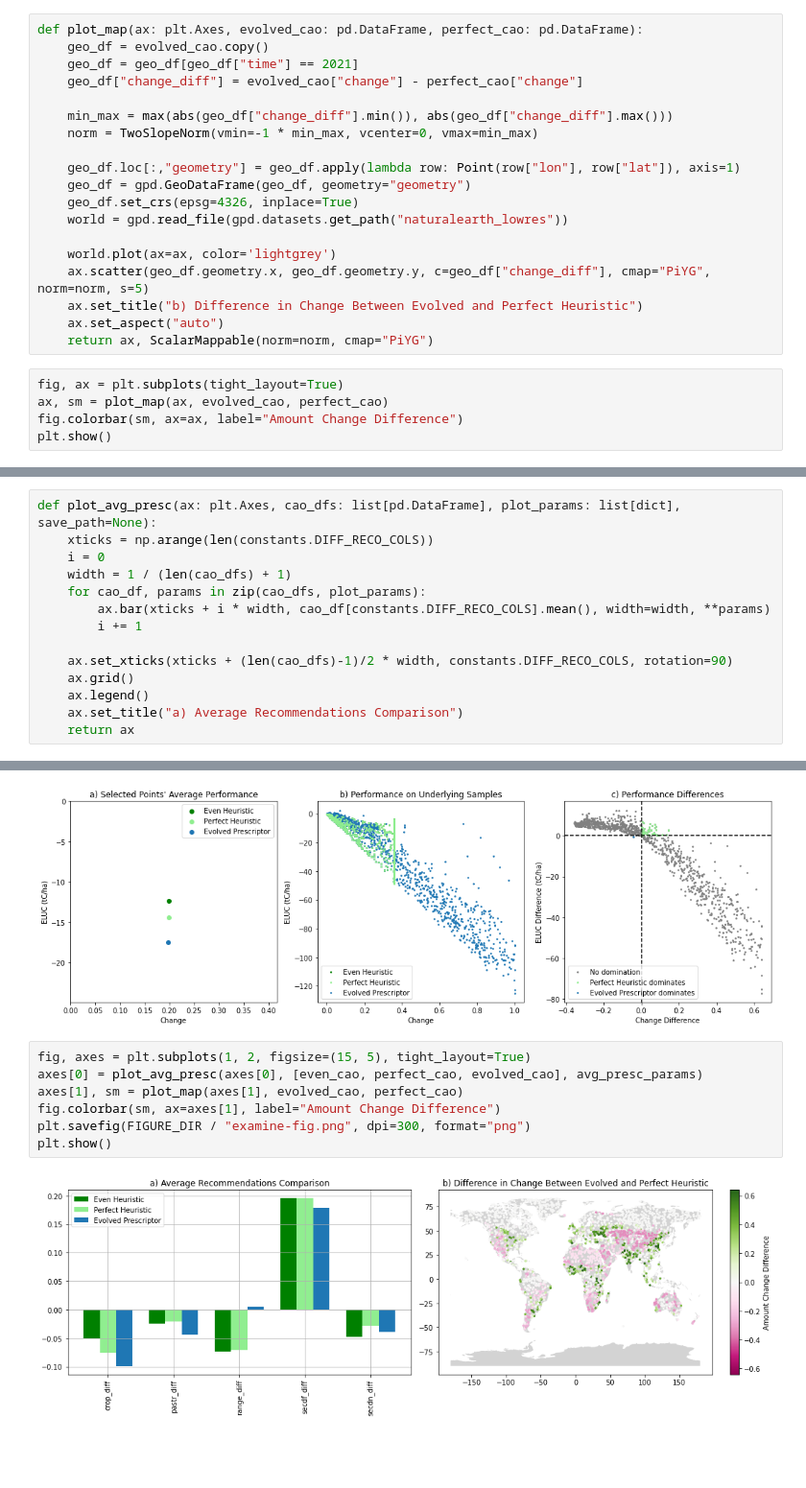
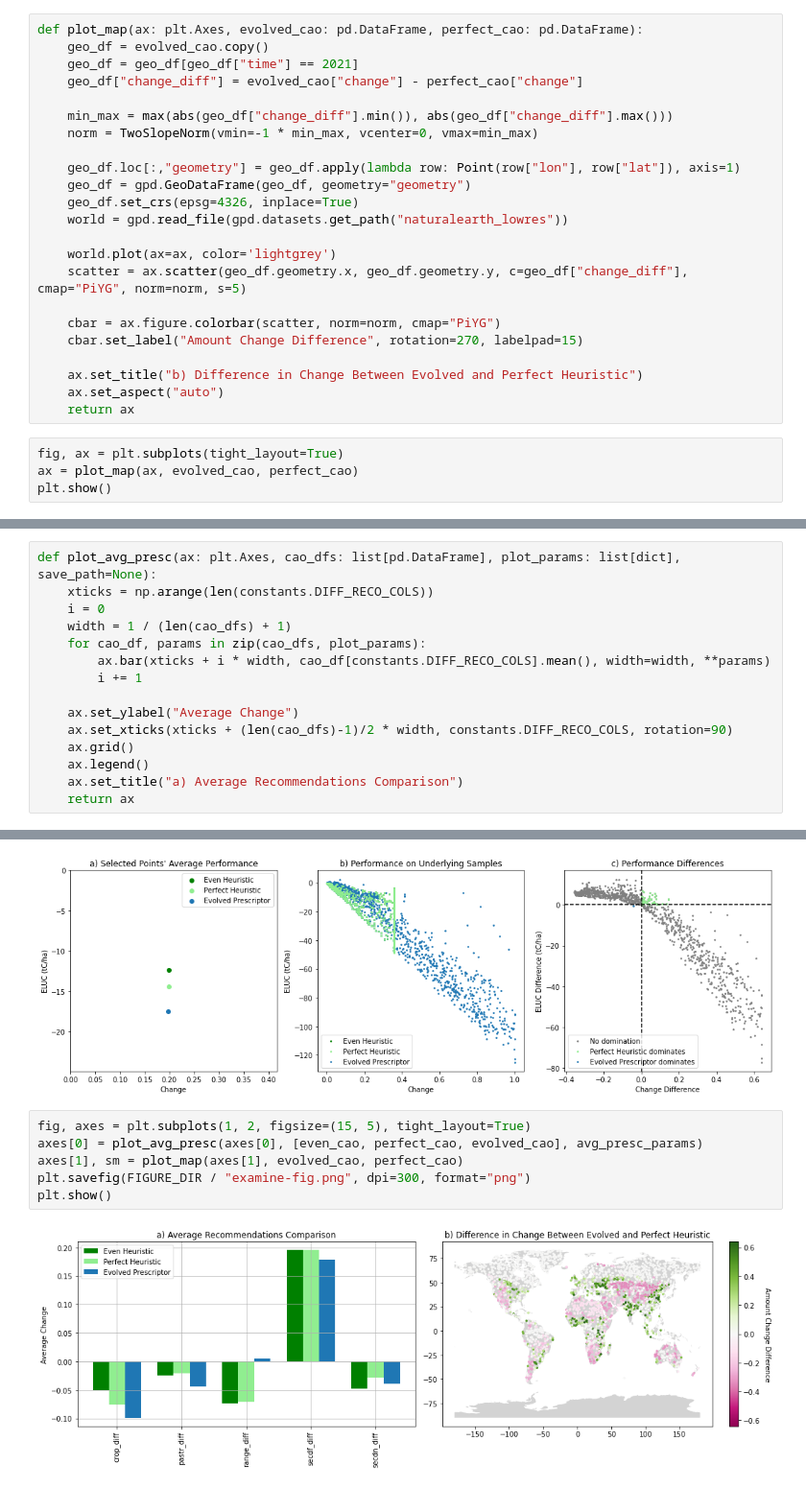
Before and after one commit to Project-Resilience/mvp, a Jupyter notebook: use_cases/eluc/experiments/heuristic.ipynb, the cells around one changed output, grey strips where cells are left out. Shown at 96% size. Cells and saved outputs as stored; diff of their text form; blank space fills up the shorter version.

```diff
--- a/use_cases/eluc/experiments/heuristic.ipynb
+++ b/use_cases/eluc/experiments/heuristic.ipynb
@@ -175,13 +178,16 @@ def plot_map(ax: plt.Axes, evolved_cao: pd.DataFrame, perfect_cao: pd.DataFrame)
     world = gpd.read_file(gpd.datasets.get_path("naturalearth_lowres"))
 
     world.plot(ax=ax, color='lightgrey')
-    ax.scatter(geo_df.geometry.x, geo_df.geometry.y, c=geo_df["change_diff"], cmap="PiYG", norm=norm, s=5)
+    scatter = ax.scatter(geo_df.geometry.x, geo_df.geometry.y, c=geo_df["change_diff"], cmap="PiYG", norm=norm, s=5)
+
+    cbar = ax.figure.colorbar(scatter, norm=norm, cmap="PiYG")
+    cbar.set_label("Amount Change Difference", rotation=270, labelpad=15)
+
     ax.set_title("b) Difference in Change Between Evolved and Perfect Heuristic")
     ax.set_aspect("auto")
-    return ax, ScalarMappable(norm=norm, cmap="PiYG")
+    return ax
 # %%
 fig, ax = plt.subplots(tight_layout=True)
-ax, sm = plot_map(ax, evolved_cao, perfect_cao)
-fig.colorbar(sm, ax=ax, label="Amount Change Difference")
+ax = plot_map(ax, evolved_cao, perfect_cao)
 plt.show()
 # %% [output]
@@ -273,6 +279,7 @@ def plot_avg_presc(ax: plt.Axes, cao_dfs: list[pd.DataFrame], plot_params: list[
         ax.bar(xticks + i * width, cao_df[constants.DIFF_RECO_COLS].mean(), width=width, **params)
         i += 1
 
+    ax.set_ylabel("Average Change")
     ax.set_xticks(xticks + (len(cao_dfs)-1)/2 * width, constants.DIFF_RECO_COLS, rotation=90)
     ax.grid()
     ax.legend()
@@ -313,9 +320,8 @@ plt.show()
 # %%
 fig, axes = plt.subplots(1, 2, figsize=(15, 5), tight_layout=True)
 axes[0] = plot_avg_presc(axes[0], [even_cao, perfect_cao, evolved_cao], avg_presc_params)
 axes[1], sm = plot_map(axes[1], evolved_cao, perfect_cao)
-fig.colorbar(sm, ax=axes[1], label="Amount Change Difference")
 plt.savefig(FIGURE_DIR / "examine-fig.png", dpi=300, format="png")
 plt.show()
 # %% [output]
-[figure, old version]
+[figure, new version]
```
Also changed, not shown: parts of 4 cells of this notebook, 3 other files.
